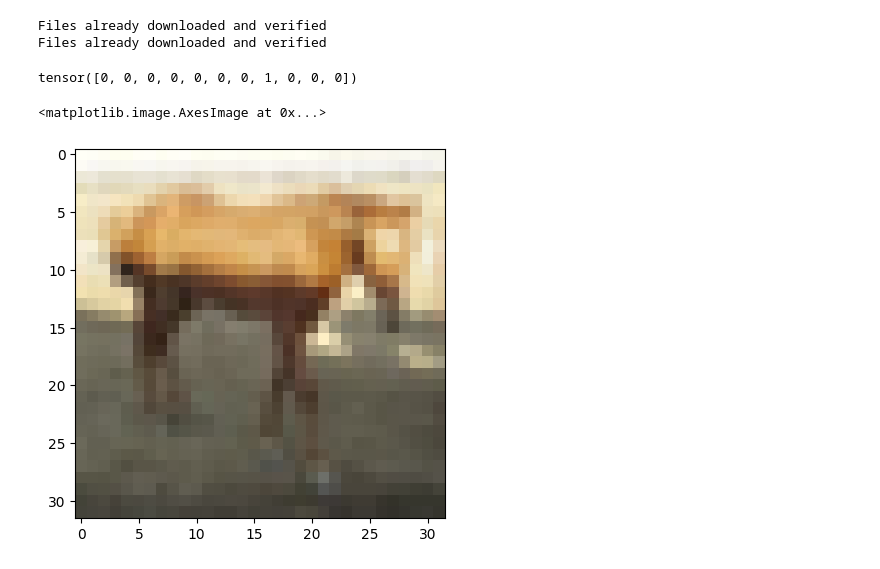
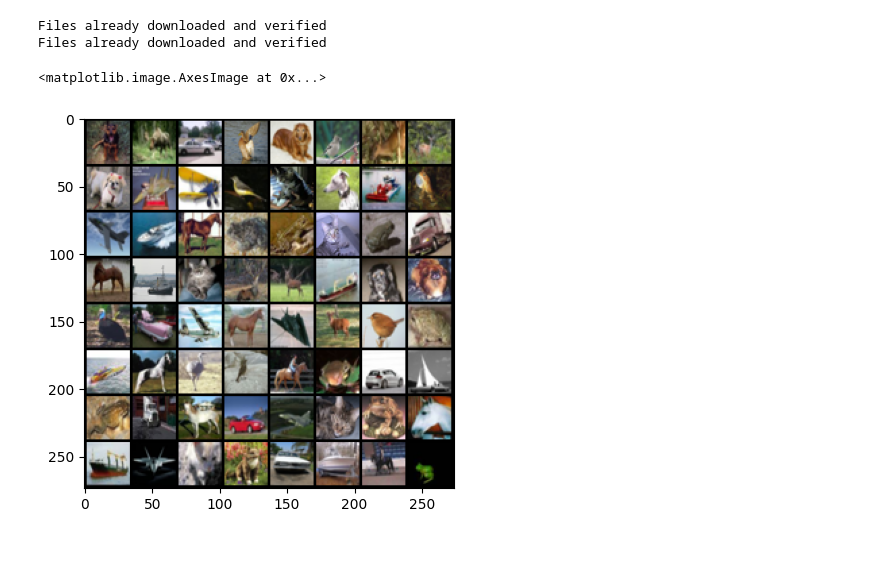
Before and after one commit to kyflores/zero2dcnn, a Jupyter notebook: 3b_cifar10_multilabel.ipynb, the cells around one changed output. Drawn from its saved outputs; the diff is of its cells as text; code cells hidden in the pictures.

```diff
--- a/3b_cifar10_multilabel.ipynb
+++ b/3b_cifar10_multilabel.ipynb
@@ -33,14 +33,19 @@ cifar_eval = tds.CIFAR10(
 # %% [output]
 Files already downloaded and verified
 Files already downloaded and verified
-# %%
-ix = 2000
-print(cifar_train[ix][1])
-plt.imshow(cifar_train[ix][0].permute(1, 2, 0).numpy())
-# %% [output]
-tensor([0, 0, 0, 0, 0, 0, 0, 1, 0, 0, 0])
-<matplotlib.image.AxesImage at 0x...>
-[figure, removed]
+# %%
+def random_grid(imgs, sz: int):
+    samples_ix = torch.randint(low=0, high=len(imgs) - 1, size=(sz,))
+    samples = imgs[samples_ix]
+    grid = tu.make_grid(samples)
+    return grid.permute(1, 2, 0)
+
+tmps = torch.from_numpy(cifar_train.data)
+tmps = random_grid(tmps.permute(0, 3, 1, 2), 64)
+plt.imshow(tmps)
+# %% [output]
+<matplotlib.image.AxesImage at 0x...>
+[figure, added]
 # %%
 batchsize = 32
 
```
Also changed, not shown: parts of 3 cells of this notebook, 1 other file.
